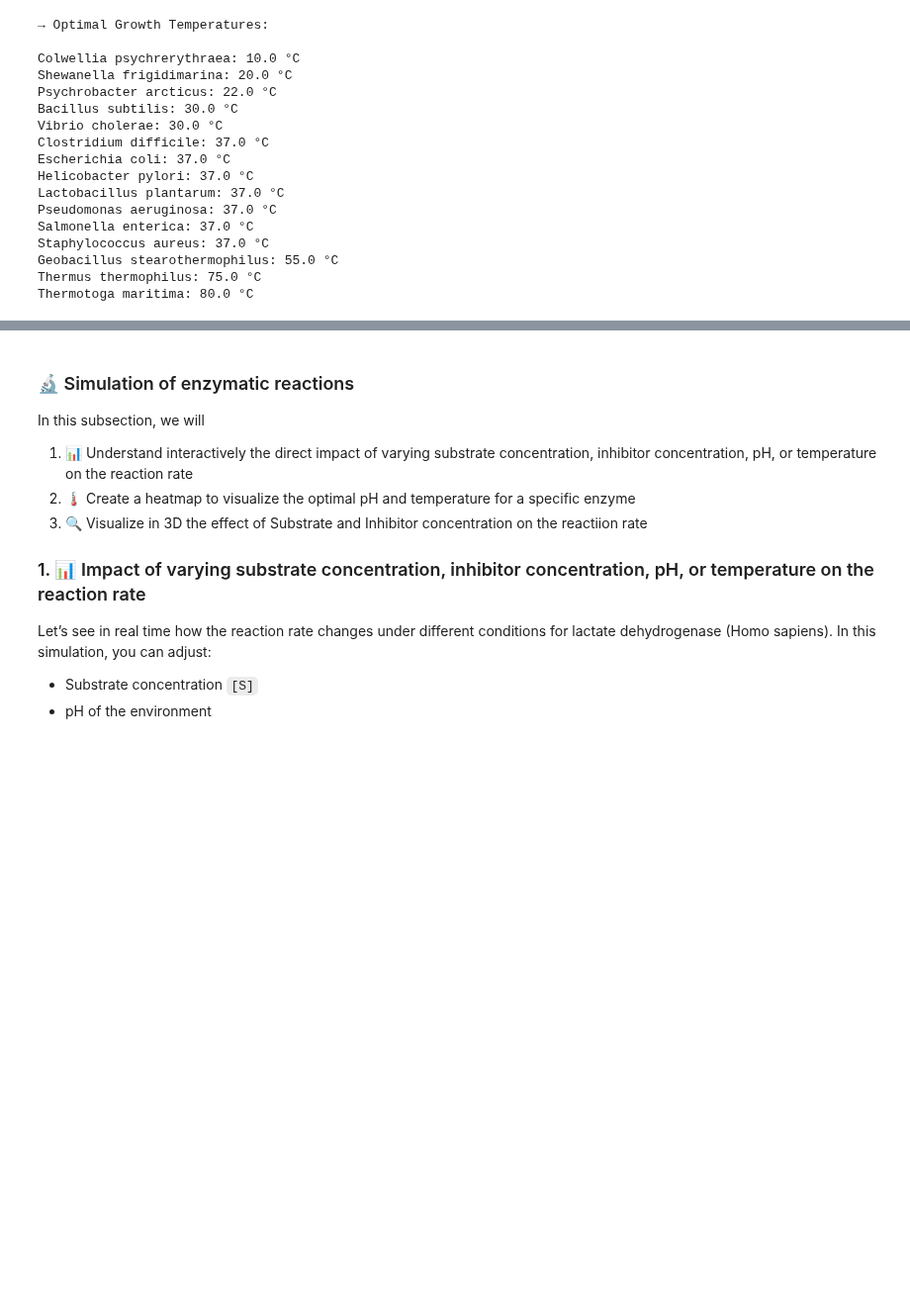
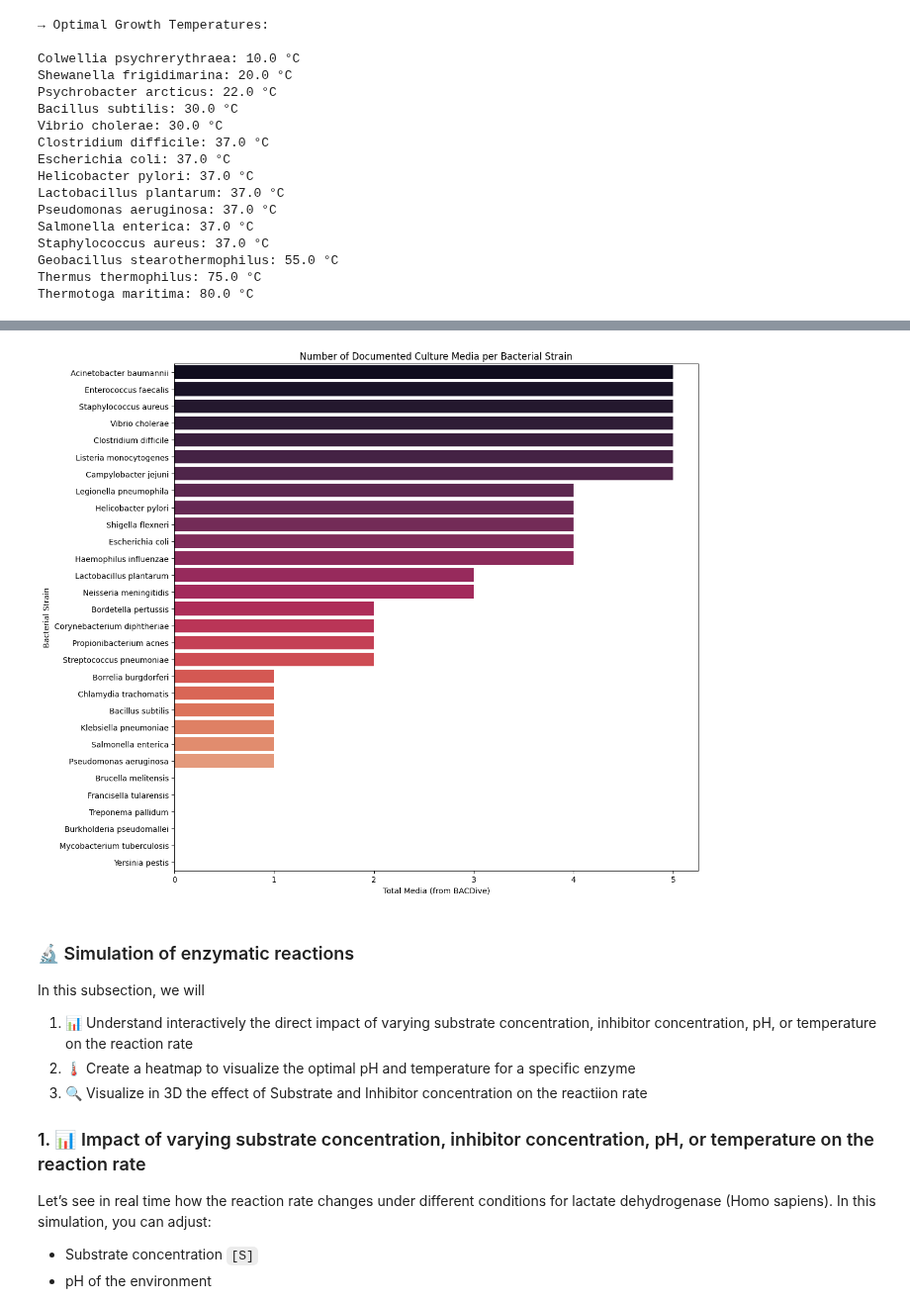
Before and after one commit to Clarabrgnz/BioOpti, a Jupyter notebook: notebooks/project_report.ipynb, the cells around one changed output, grey strips where cells are left out. Shown at 99% size. Saved outputs shown, nothing was run; the diff lists cells and outputs as text; code cells hidden in the pictures; blank space fills up the shorter version.

```diff
--- a/notebooks/project_report.ipynb
+++ b/notebooks/project_report.ipynb
@@ -583,3 +545,69 @@ ModuleNotFoundError: No module named 'seaborn'
+# %%
+import sys
+import os
+import pandas as pd
+import seaborn as sns
+import matplotlib.pyplot as plt
+
+# Set path to bioopti source
+sys.path.insert(0, os.path.abspath("../src/bioopti"))
+from media_optimizer import get_headers, search_ids, fetch_strain, extract_media
+
+# Define a list of 30 bacterial strains
+strains = [
+    "Escherichia coli", "Bacillus subtilis", "Staphylococcus aureus",
+    "Pseudomonas aeruginosa", "Salmonella enterica", "Lactobacillus plantarum",
+    "Clostridium difficile", "Klebsiella pneumoniae", "Mycobacterium tuberculosis",
+    "Acinetobacter baumannii", "Enterococcus faecalis", "Shigella flexneri",
+    "Campylobacter jejuni", "Listeria monocytogenes", "Helicobacter pylori",
+    "Yersinia pestis", "Vibrio cholerae", "Neisseria meningitidis",
+    "Streptococcus pneumoniae", "Bordetella pertussis", "Brucella melitensis",
+    "Francisella tularensis", "Treponema pallidum", "Legionella pneumophila",
+    "Burkholderia pseudomallei", "Corynebacterium diphtheriae", "Borrelia burgdorferi",
+    "Haemophilus influenzae", "Propionibacterium acnes", "Chlamydia trachomatis"
+]
+
+# Collect total number of media for each strain
+data = {"Strain": [], "Total Media Available": []}
+for strain in strains:
+    try:
+        headers = get_headers()
+        ids = search_ids(strain, headers)
+        if not ids:
+            count = 0
+        else:
+            strain_data = fetch_strain(ids[0], headers)
+            media = extract_media(strain_data)
+            count = len(media) if media else 0
+    except:
+        count = 0
+    data["Strain"].append(strain)
+    data["Total Media Available"].append(count)
+
+# Create dataframe
+df = pd.DataFrame(data)
+
+# Sort by number of media descending
+df_sorted = df.sort_values("Total Media Available", ascending=False)
+
+# Plot barplot with hue and gradient color
+plt.figure(figsize=(12, 10))
+sns.barplot(
+    data=df_sorted,
+    x="Total Media Available",
+    y="Strain",
+    hue="Strain",
+    dodge=False,
+    palette="rocket",
+    legend=False
+)
+plt.title("Number of Documented Culture Media per Bacterial Strain")
+plt.xlabel("Total Media (from BACDive)")
+plt.ylabel("Bacterial Strain")
+plt.tight_layout()
+plt.show()
+# %% [output]
+[figure, added]
 # %% [markdown]
 ### 🔬 Simulation of enzymatic reactions
 
```
Also changed, not shown: parts of 4 cells of this notebook.
